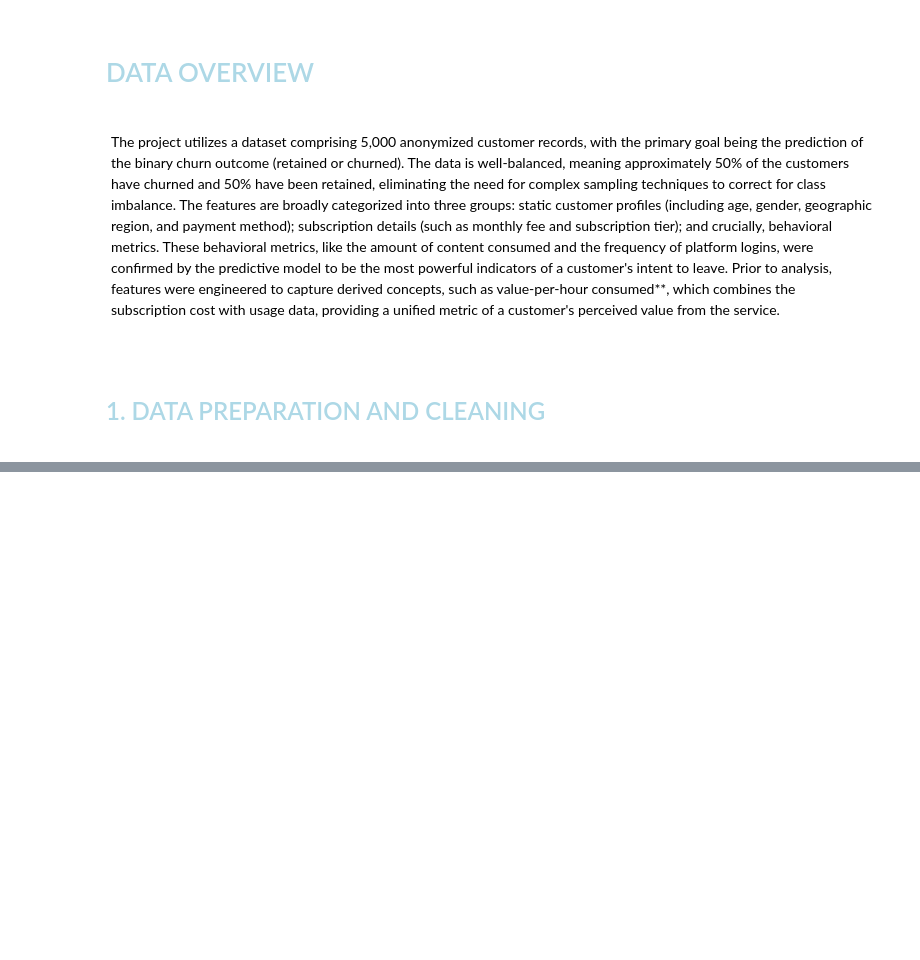
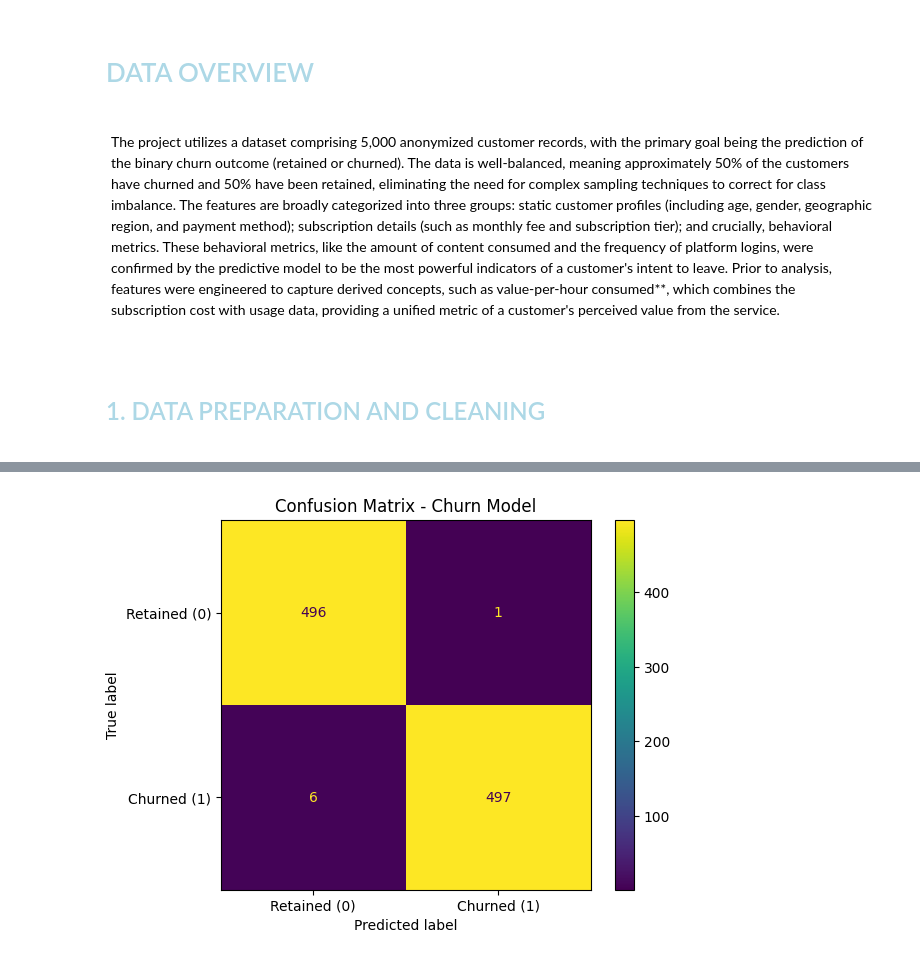
Before and after one commit to kasireddivinay/Netflix-Customer-Churn-Prediction, a Jupyter notebook: notebooks/churn_prediction.ipynb, the cells around one changed output, grey strips where cells are left out. Saved outputs shown, nothing was run; the diff lists cells and outputs as text; code cells hidden in the pictures; blank space fills up the shorter version.

Commit message:
Updated churn notebook with confusion matrix and feature importance

```diff
--- a/notebooks/churn_prediction.ipynb
+++ b/notebooks/churn_prediction.ipynb
@@ -257,0 +82,6 @@ joblib.dump(model, "../models/churn_model.pkl")
+# %%
+numeric_cols = X_train.select_dtypes(include=["int64", "float64"]).columns
+categorical_cols = X_train.select_dtypes(include=["object", "category"]).columns
+
+print("Numeric columns:", list(numeric_cols))
+print("Categorical columns:", list(categorical_cols))
@@ -257,0 +154,18 @@ joblib.dump(model, "../models/churn_model.pkl")
+# %%
+param_grid = {
+    "model__n_estimators": [100, 200, 300, 500],
+    "model__max_depth": [3, 5, 7],
+    "model__learning_rate": [0.01, 0.05, 0.1, 0.2]
+}
+
+grid_search = GridSearchCV(
+    baseline_model,
+    param_grid,
+    scoring="roc_auc",
+    cv=5,
+    n_jobs=-1
+)
+
+grid_search.fit(X_train, y_train)
+
+print("Best Params:", grid_search.best_params_)
@@ -257,0 +174,10 @@ joblib.dump(model, "../models/churn_model.pkl")
+# %%
+best_model = grid_search.best_estimator_
+
+y_pred_proba = best_model.predict_proba(X_test)[:, 1]
+y_pred = best_model.predict(X_test)
+
+print("Final ROC-AUC:", roc_auc_score(y_test, y_pred_proba))
+print("Final Accuracy:", accuracy_score(y_test, y_pred))
+print("\nFinal Classification Report:\n")
+print(classification_report(y_test, y_pred))
@@ -257,0 +198,13 @@ joblib.dump(model, "../models/churn_model.pkl")
+# %%
+y_pred = best_model.predict(X_test)
+
+cm = confusion_matrix(y_test, y_pred)
+
+disp = ConfusionMatrixDisplay(confusion_matrix=cm,
+                              display_labels=["Retained (0)", "Churned (1)"])
+
+disp.plot()
+plt.title("Confusion Matrix - Churn Model")
+plt.show()
+# %% [output]
+[figure, added]
```
Also changed, not shown: parts of 49 cells of this notebook.
